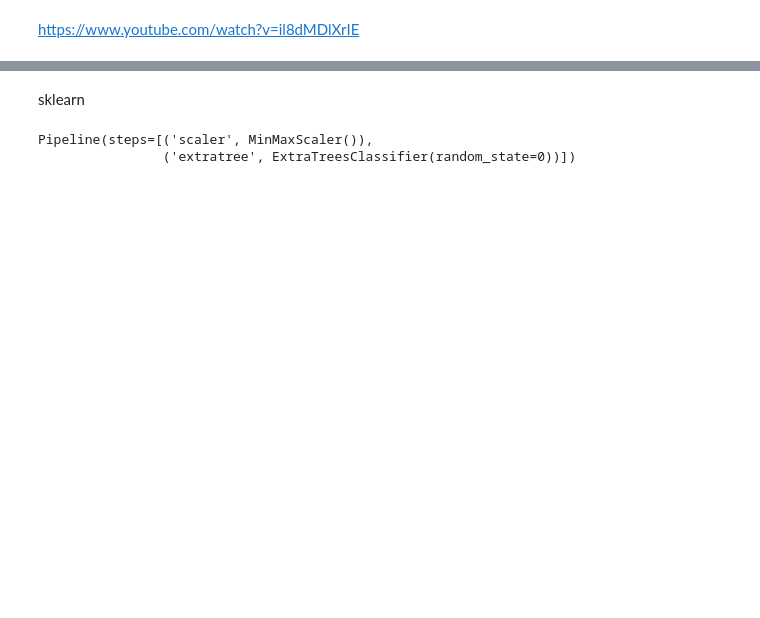
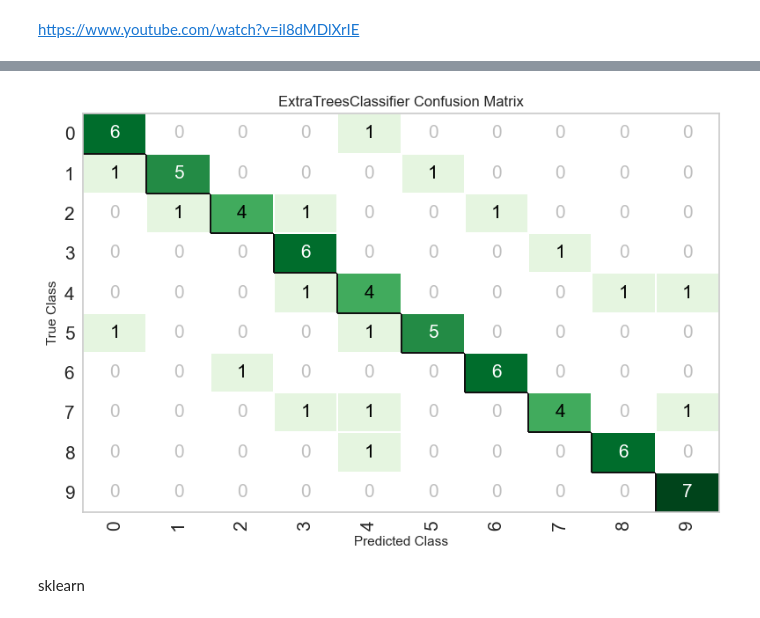
Before and after one commit to terjirapat/Classification_ImgNum, a Jupyter notebook: main.ipynb, the cells around one changed output, grey strips where cells are left out. Cells and saved outputs as stored; diff of their text form; code cells hidden in the pictures; blank space fills up the shorter version.

```diff
--- a/main.ipynb
+++ b/main.ipynb
@@ -108,0 +121,3 @@ pull()
+# %%
+plot_model(model, 'confusion_matrix')
+# %% [output]
@@ -109,11 +125,5 @@ pull()
+[figure, added]
 # %% [markdown]
 sklearn
 # %%
 x_train, x_test, y_train, y_test = train_test_split(data, labels, test_size=0.2, random_state=42, stratify=labels)
-# %%
-pipeextratree = Pipeline([('scaler', MinMaxScaler()),
-                 ('extratree', ExtraTreesClassifier(n_estimators=100, random_state=0))])
-pipeextratree.fit(x_train, y_train)
-# %% [output]
-Pipeline(steps=[('scaler', MinMaxScaler()),
-                ('extratree', ExtraTreesClassifier(random_state=0))])
```
Also changed, not shown: parts of 14 cells of this notebook.
